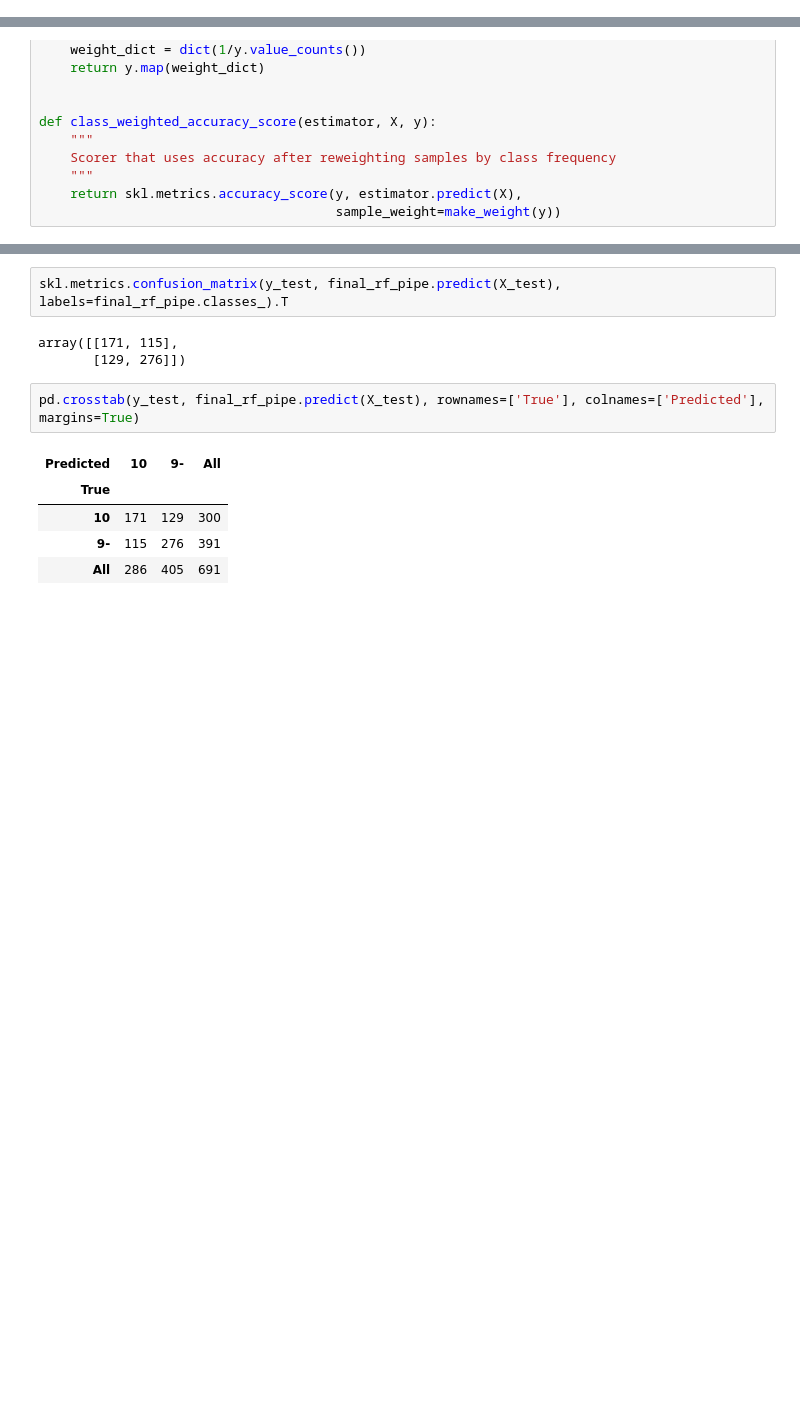
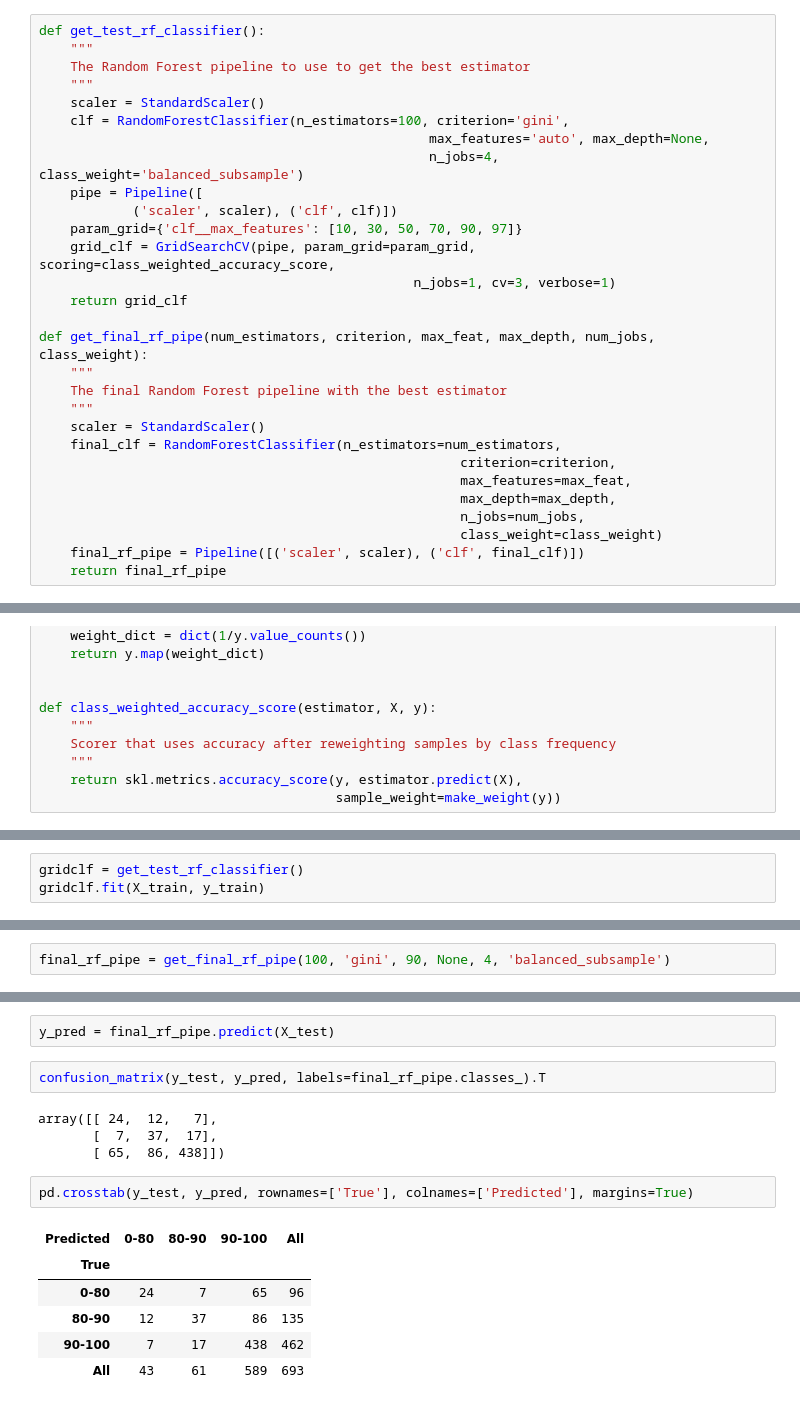
Before and after one commit to SmritiMohapatra/airbnb-data-analysis, a Jupyter notebook: airbnb_data_analysis_Model.ipynb, the cells around one changed output, grey strips where cells are left out. Cells and saved outputs as stored; diff of their text form; blank space fills up the shorter version.

```diff
--- a/airbnb_data_analysis_Model.ipynb
+++ b/airbnb_data_analysis_Model.ipynb
@@ -227,3 +386,32 @@ pd.crosstab(y_test, logregclf.predict(X_test), rownames=['True'], colnames=['Pre
+# %%
+def get_test_rf_classifier():
+    """
+    The Random Forest pipeline to use to get the best estimator
+    """
+    scaler = StandardScaler()
+    clf = RandomForestClassifier(n_estimators=100, criterion='gini',
+                                                  max_features='auto', max_depth=None,
+                                                  n_jobs=4, class_weight='balanced_subsample')
+    pipe = Pipeline([
+            ('scaler', scaler), ('clf', clf)])
+    param_grid={'clf__max_features': [10, 30, 50, 70, 90, 97]}
+    grid_clf = GridSearchCV(pipe, param_grid=param_grid, scoring=class_weighted_accuracy_score,
+                                                n_jobs=1, cv=3, verbose=1)
+    return grid_clf
+
+def get_final_rf_pipe(num_estimators, criterion, max_feat, max_depth, num_jobs, class_weight):
+    """
+    The final Random Forest pipeline with the best estimator
+    """
+    scaler = StandardScaler()
+    final_clf = RandomForestClassifier(n_estimators=num_estimators,
+                                                      criterion=criterion,
+                                                      max_features=max_feat,
+                                                      max_depth=max_depth,
+                                                      n_jobs=num_jobs,
+                                                      class_weight=class_weight)
+    final_rf_pipe = Pipeline([('scaler', scaler), ('clf', final_clf)])
+    return final_rf_pipe
 # %%
 def make_weight(y):
     """
@@ -300,0 +431,3 @@ GridSearchCV(cv=3, error_score='raise',
+# %%
+gridclf = get_test_rf_classifier()
+gridclf.fit(X_train, y_train)
@@ -330,3 +467,5 @@ final_rf_pipe = skl.pipeline.Pipeline([('scaler', scaler), ('clf', final_clf)])
+# %%
+final_rf_pipe = get_final_rf_pipe(100, 'gini', 90, None, 4, 'balanced_subsample')
 # %%
 final_rf_pipe.fit(X_train, y_train)
 # %% [output]
@@ -343,13 +482,17 @@ class_weighted_accuracy_score(final_rf_pipe, X_test, y_test)
+# %%
+y_pred = final_rf_pipe.predict(X_test)
 # %%
-skl.metrics.confusion_matrix(y_test, final_rf_pipe.predict(X_test), labels=final_rf_pipe.classes_).T
+confusion_matrix(y_test, y_pred, labels=final_rf_pipe.classes_).T
 # %% [output]
-array([[171, 115],
-       [129, 276]])
+array([[ 24,  12,   7],
+       [  7,  37,  17],
+       [ 65,  86, 438]])
 # %%
-pd.crosstab(y_test, final_rf_pipe.predict(X_test), rownames=['True'], colnames=['Predicted'], margins=True)
+pd.crosstab(y_test, y_pred, rownames=['True'], colnames=['Predicted'], margins=True)
 # %% [output]
-| Predicted | 10 | 9- | All |
-| True |  |  |  |
-| 10 | 171 | 129 | 300 |
-| 9- | 115 | 276 | 391 |
-| All | 286 | 405 | 691 |
+| Predicted | 0-80 | 80-90 | 90-100 | All |
+| True |  |  |  |  |
+| 0-80 | 24 | 7 | 65 | 96 |
+| 80-90 | 12 | 37 | 86 | 135 |
+| 90-100 | 7 | 17 | 438 | 462 |
+| All | 43 | 61 | 589 | 693 |
```
Also changed, not shown: parts of 103 cells of this notebook, 6 other files.
